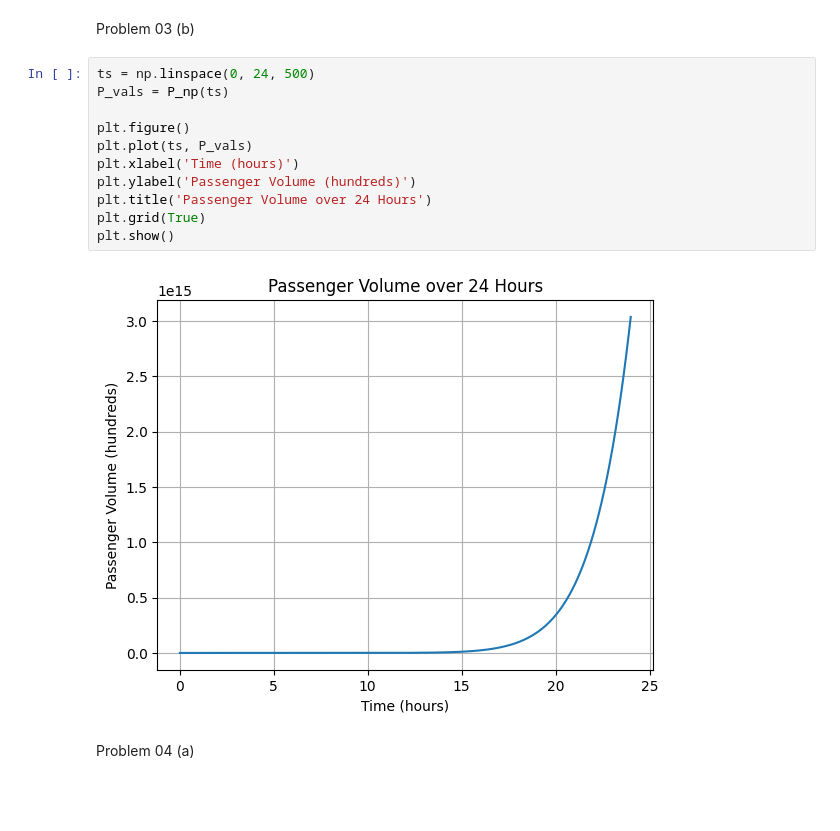
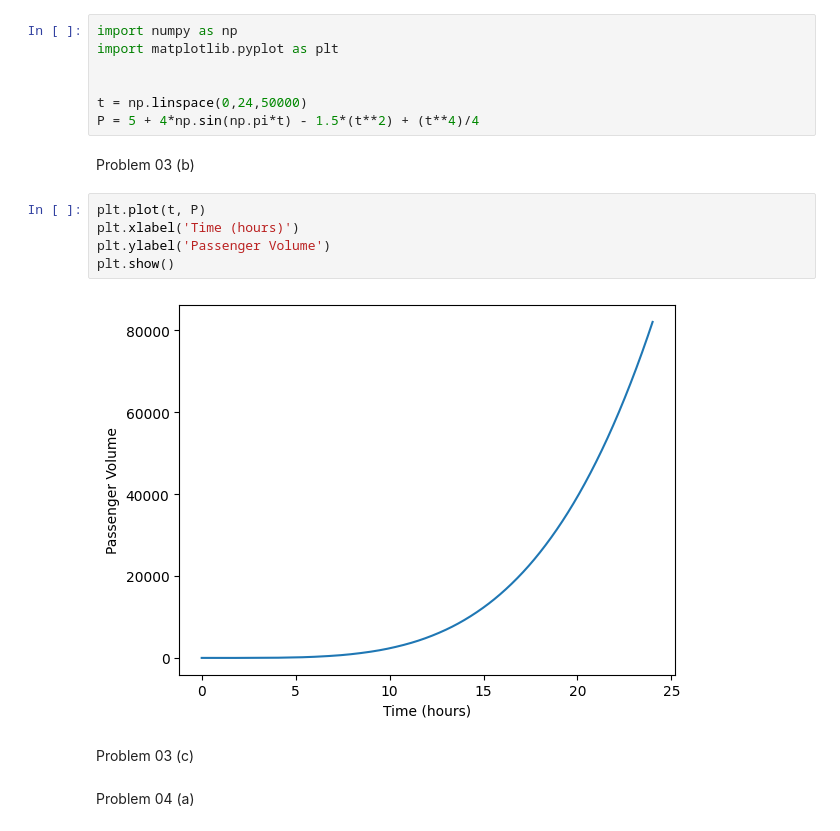
Before and after one commit to Bimee-Stack/Advanced-Mathematics-Coursework, a Jupyter notebook: Advanced_Mathematics_CW.ipynb, the cells around one changed output. Drawn from its saved outputs; the diff is of its cells as text; blank space fills up the shorter version.

```diff
--- a/Advanced_Mathematics_CW.ipynb
+++ b/Advanced_Mathematics_CW.ipynb
@@ -92,18 +82,21 @@ P(t) approx: 0.0833333333333333*t**12 - 0.1*t**10 + 0.125*t**8 - 0.1666666666666
+# %%
+import numpy as np
+import matplotlib.pyplot as plt
+
+
+t = np.linspace(0,24,50000)
+P = 5 + 4*np.sin(np.pi*t) - 1.5*(t**2) + (t**4)/4
 # %% [markdown]
 Problem 03 (b)
-# %%
-ts = np.linspace(0, 24, 500)
-P_vals = P_np(ts)
-
-plt.figure()
-plt.plot(ts, P_vals)
-plt.xlabel('Time (hours)')
-plt.ylabel('Passenger Volume (hundreds)')
-plt.title('Passenger Volume over 24 Hours')
-plt.grid(True)
-plt.show()
-# %% [output]
-[figure, removed]
+# %%
+plt.plot(t, P)
+plt.xlabel('Time (hours)')
+plt.ylabel('Passenger Volume')
+plt.show()
+# %% [output]
+[figure, added]
+# %% [markdown]
+Problem 03 (c)
 # %% [markdown]
 Problem 04 (a)
 # %%
```
Also changed, not shown: parts of 8 cells of this notebook.
